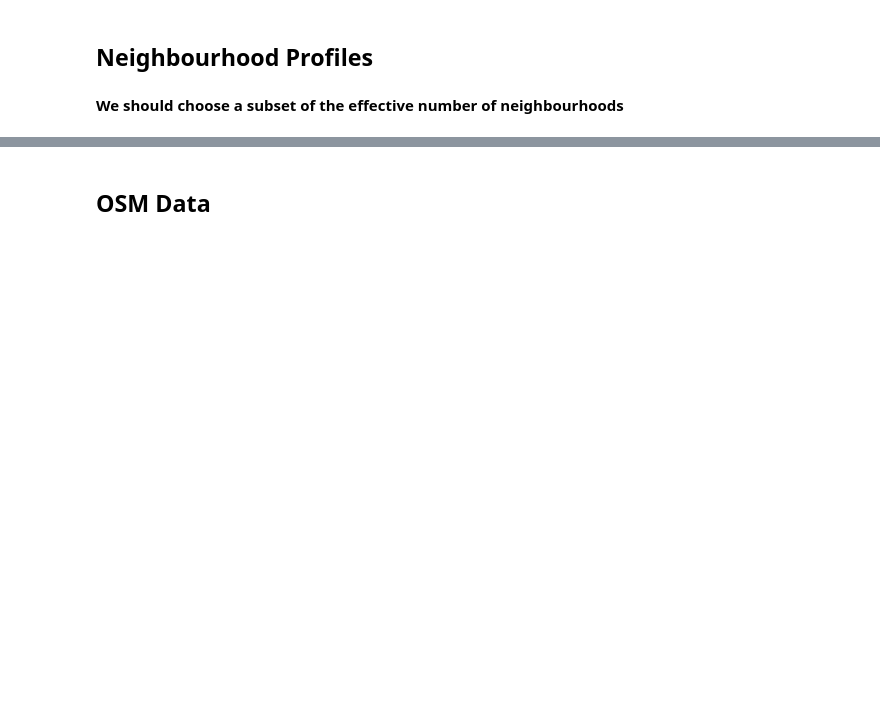
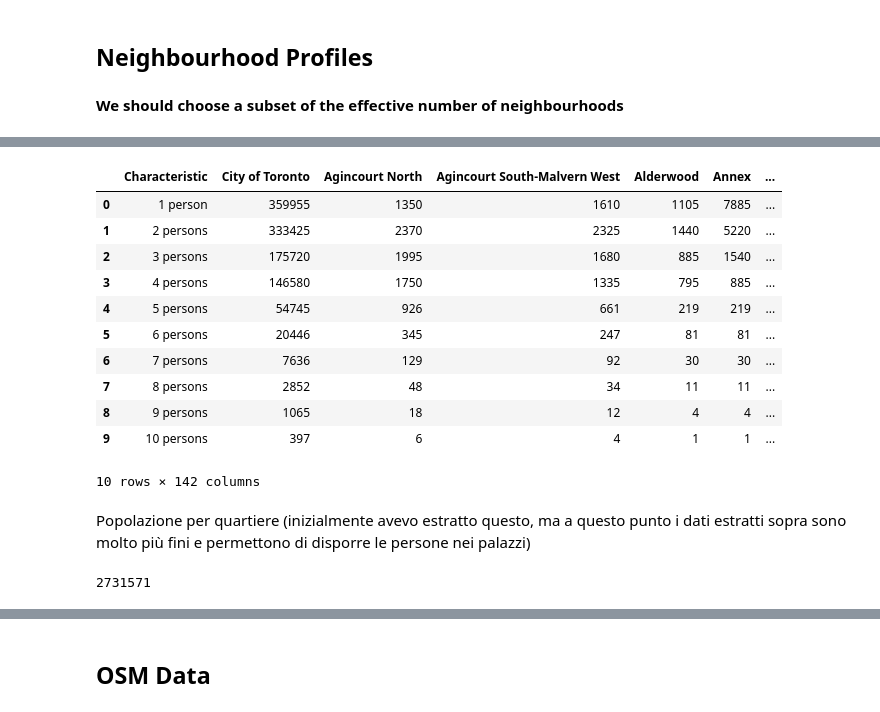
Before and after one commit to MachineLearningJournalClub/GAMELEON, a Jupyter notebook: GIS_Data_Toronto.ipynb, the cells around one changed output, grey strips where cells are left out. Cells and saved outputs as stored; diff of their text form; code cells hidden in the pictures; blank space fills up the shorter version.

Commit message:
Adding families x neighbourhood

```diff
--- a/GIS_Data_Toronto.ipynb
+++ b/GIS_Data_Toronto.ipynb
@@ -101,0 +118,5 @@ DF_neighbourhoods_info.head()
+# %%
+families_neigh = DF_neighbourhoods_info.loc[68:72,:]
+data_fam = families_neigh["City of Toronto"].str.replace(",", "").astype(int)
+families_neigh = families_neigh.drop((["_id","Category", "Topic", "Data Source"]), axis = 1)
+families_neigh["City of Toronto"] = data_fam
@@ -101,0 +133,33 @@ DF_neighbourhoods_info.head()
+# %%
+values = data_fam.values
+#num_people = np.arange(values.shape[0]) + 1
+#plt.scatter(num_people, values)
+
+# Dobbiamo ottenere il numero di persone che vivono in nuclei familiari con 5+ componenti
+# Avendo solo un punto è necessario costruire una struttura sottostante (e.g. distribuzione exp)
+# In questo modo ricostruiamo i nuclei con 5,6,7,8,9,10 componenti, prendendo un cutoff a 10
+# come famiglia più numerosa
+
+def exp_distr(x, a = 1/1.01536):
+    # Il parametro della distribuzione esponenziale è scelto in modo da minimizzare questa
+    # differenza (dove 97245 è il numero di famiglie con 5+ membri)
+    # b = new_values
+    # 97245 * 5 - (b[0]*5 + b[1]*6 + b[2] * 7 + b[3]*8 + b[4]* 9 + b[5] * 10)
+
+    return a*np.exp(-a*x)
+
+max_val = exp_distr(4)
+x_s = np.linspace(4, 10,num = 100)
+y_s = exp_distr(x_s)/max_val
+
+#plt.plot(x_s, y_s)
+
+new_values = [] # 97245
+for i in range(5,11):
+
+    new_values.append(int(exp_distr(i)/max_val * 146580))
+
+# Corrispondono al numero di nuclei familiari con 5, 6, 7, 8, 9, 10 persone
+new_values = np.array(new_values)
+
+#values = np.concatenate((values,new_values))
@@ -101,0 +213,19 @@ DF_neighbourhoods_info.head()
+# %%
+families_neigh = families_neigh.loc[:71,:]
+families_neigh = families_neigh.append([persons_5, persons_6, persons_7, persons_8, persons_9, persons_10],
+                                      ignore_index = True)
+# %%
+families_neigh
+# %% [output]
+|  | Characteristic | City of Toronto | Agincourt North | Agincourt South-Malvern West | Alderwood | Annex | ... |
+| 0 | 1 person | 359955 | 1350 | 1610 | 1105 | 7885 | ... |
+| 1 | 2 persons | 333425 | 2370 | 2325 | 1440 | 5220 | ... |
+| 2 | 3 persons | 175720 | 1995 | 1680 | 885 | 1540 | ... |
+| 3 | 4 persons | 146580 | 1750 | 1335 | 795 | 885 | ... |
+| 4 | 5 persons | 54745 | 926 | 661 | 219 | 219 | ... |
+| 5 | 6 persons | 20446 | 345 | 247 | 81 | 81 | ... |
+| 6 | 7 persons | 7636 | 129 | 92 | 30 | 30 | ... |
+| 7 | 8 persons | 2852 | 48 | 34 | 11 | 11 | ... |
+| 8 | 9 persons | 1065 | 18 | 12 | 4 | 4 | ... |
+| 9 | 10 persons | 397 | 6 | 4 | 1 | 1 | ... |
+10 rows × 142 columns
@@ -102,8 +234,14 @@ DF_neighbourhoods_info.head()
+# %% [markdown]
+Popolazione per quartiere (inizialmente avevo estratto questo, ma a questo punto i dati estratti sopra sono molto più fini e permettono di disporre le persone nei palazzi)
 # %%
 # Population by neighbourhood as of 2016 (the most recent)
 pop_by_neigh_2016 = DF_neighbourhoods_info.loc[2,:]
 pop_by_neigh_2016 = pop_by_neigh_2016.iloc[6:]
 pop_by_neigh_2016 = pop_by_neigh_2016.str.replace(r',','').astype(int)
+# %%
+pop_by_neigh_2016.sum()
+# %% [output]
+2731571
 # %%
 # filter pop_by_neigh by subset of neighbourhoods
 DF_neighbourhoods_shape["POP"] = DF_neighbourhoods_shape.apply(lambda row: pop_by_neigh_2016.filter(like = row.AREA_NAME, axis = 0).values[0], axis = 1)
```
Also changed, not shown: parts of 35 cells of this notebook, 1 other file.
